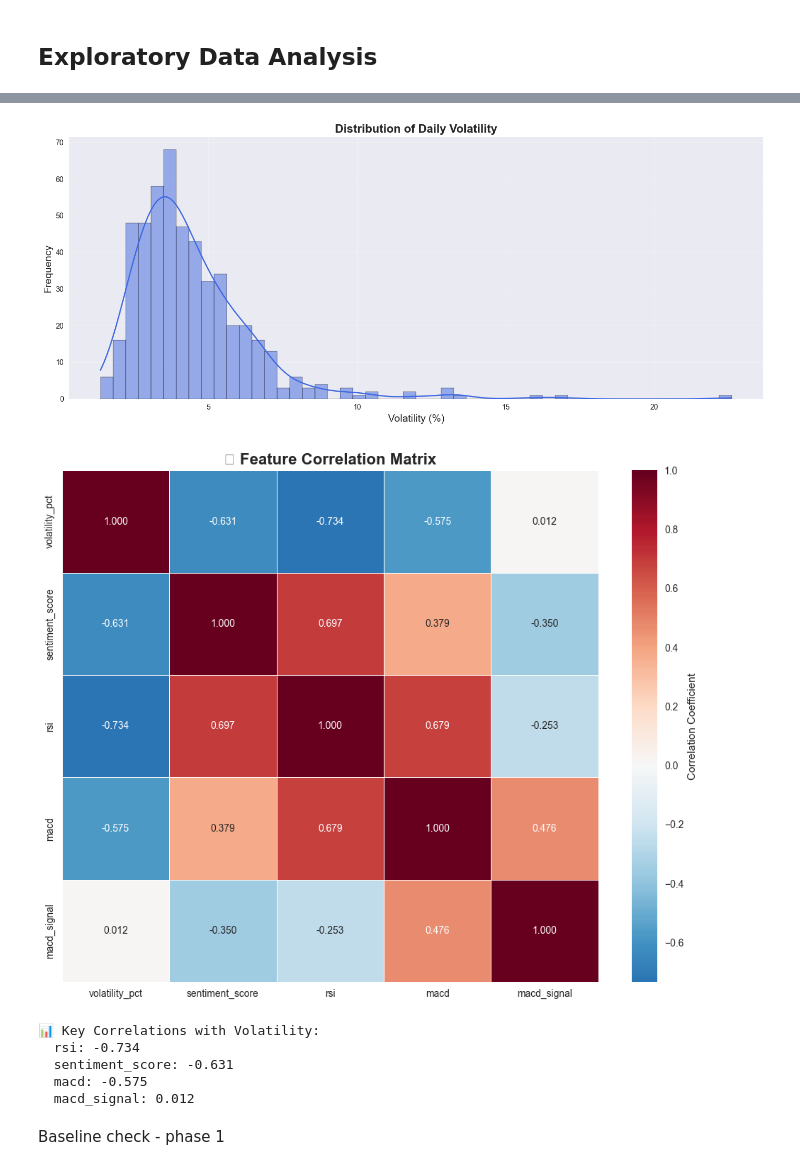
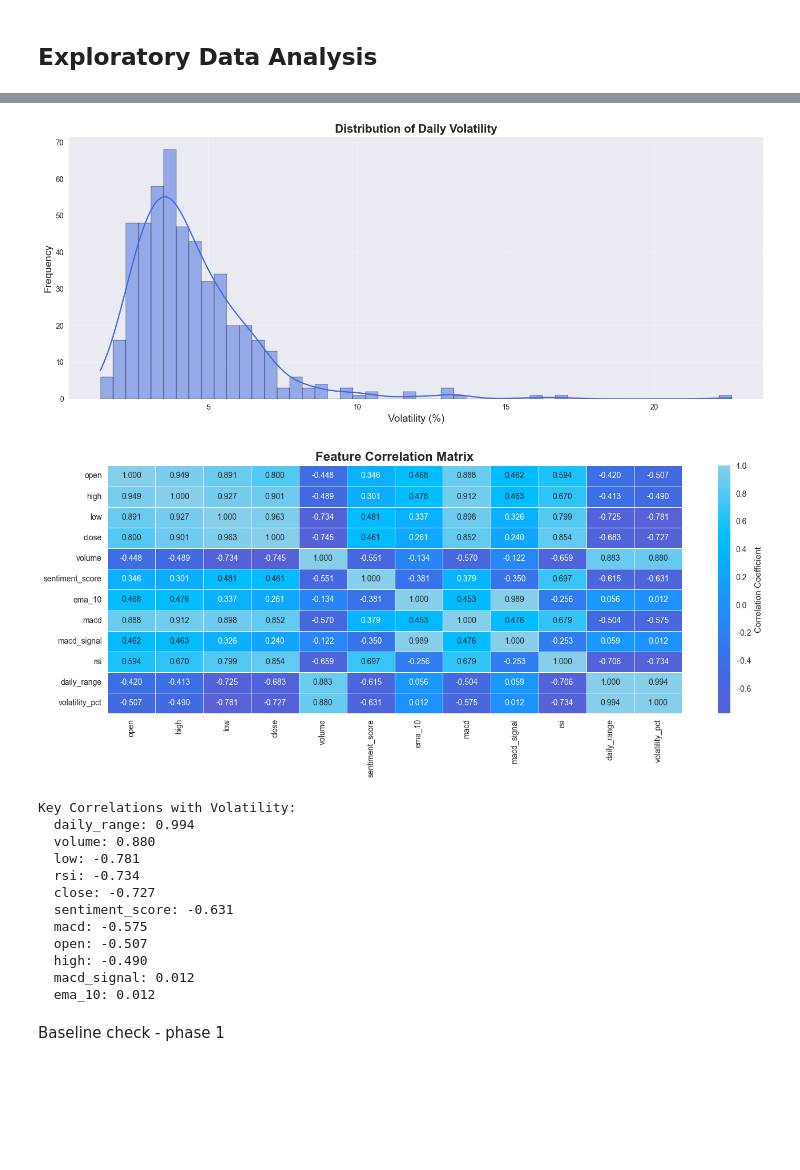
Before and after one commit to aditikhodke/stock-volatility-prediction, a Jupyter notebook: cleaned.ipynb, the cells around one changed output, grey strips where cells are left out. Saved outputs shown, nothing was run; the diff lists cells and outputs as text; code cells hidden in the pictures; blank space fills up the shorter version.

Commit message:
corr matrix complete

```diff
--- a/cleaned.ipynb
+++ b/cleaned.ipynb
@@ -349,46 +342,64 @@ df_merged.to_csv("processed_stock_data.csv", index=False)
 # %%
 plt.figure(figsize=(14, 6))
 plt.plot(df_merged['date'], df_merged['volatility_pct'], color=color_palette[0], linewidth=1.5)
 plt.title('Price Volatility Over Time', fontsize=16, fontweight='bold')
 plt.xlabel('Date', fontsize=14)
 plt.ylabel('Volatility (%)', fontsize=14)
 plt.grid(True, alpha=0.3)
 plt.tight_layout()
 plt.show()
 
 plt.figure(figsize=(14, 6))
 sns.histplot(df_merged['volatility_pct'], bins=50, kde=True, color=color_palette[1])
 plt.title('Distribution of Daily Volatility', fontsize=16, fontweight='bold')
 plt.xlabel('Volatility (%)', fontsize=14)
 plt.ylabel('Frequency', fontsize=14)
 plt.grid(True, alpha=0.3)
 plt.tight_layout()
 plt.show()
 
-correlation_features = ['volatility_pct', 'sentiment_score', 'rsi', 'macd', 'macd_signal']
-df_corr = df_merged[df_merged['sentiment_score'] != 0.0][correlation_features].dropna()
-corr_matrix = df_corr.corr()
 
-plt.figure(figsize=(10, 8))
-sns.heatmap(corr_matrix, annot=True, cmap='RdBu_r', center=0, fmt=".3f",
+features = [
+    'open', 'high', 'low', 'close', 'volume',
+    'sentiment_score', 'ema_10', 'macd', 'macd_signal', 'rsi', 'daily_range',
+    'volatility_pct',  # target
+    ]
+
+#
+df_corr_filtered = df_merged[df_merged['sentiment_score'] != 0.0][features].dropna()
+corr_matrix = df_corr_filtered.corr()
+
+from matplotlib.colors import LinearSegmentedColormap
+cmap_purple_blue = LinearSegmentedColormap.from_list("purple_blue_diverging", color_palette, N=256)
+
+plt.figure(figsize=(14, 6))
+sns.heatmap(corr_matrix, annot=True, cmap=cmap_purple_blue, center=0, fmt=".3f",
             linewidths=0.5, cbar_kws={'label': 'Correlation Coefficient'})
-plt.title('🔗 Feature Correlation Matrix', fontsize=16, fontweight='bold')
+plt.title('Feature Correlation Matrix', fontsize=16, fontweight='bold')
 plt.tight_layout()
 plt.show()
 
-print("📊 Key Correlations with Volatility:")
+
+print("Key Correlations with Volatility:")
 vol_corr = corr_matrix['volatility_pct'].drop('volatility_pct').sort_values(key=abs, ascending=False)
 for feature, corr in vol_corr.items():
     print(f"  {feature}: {corr:.3f}")
 # %% [output]
 [figure]
 [figure]
-[figure, old version]
+[figure, new version]
-📊 Key Correlations with Volatility:
+Key Correlations with Volatility:
+  daily_range: 0.994
+  volume: 0.880
+  low: -0.781
   rsi: -0.734
+  close: -0.727
   sentiment_score: -0.631
   macd: -0.575
+  open: -0.507
+  high: -0.490
   macd_signal: 0.012
+  ema_10: 0.012
 # %% [markdown]
 Baseline check - phase 1
 # %%
```
Also changed, not shown: parts of 5 cells of this notebook.
